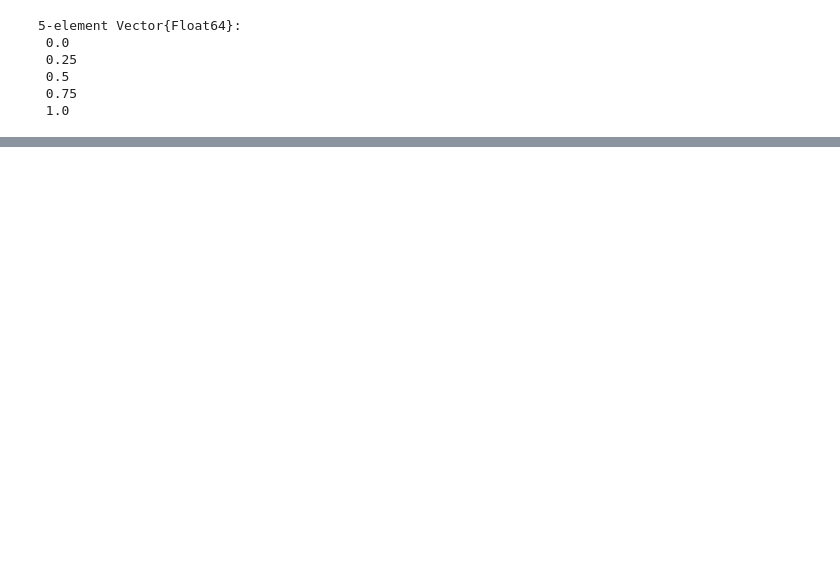
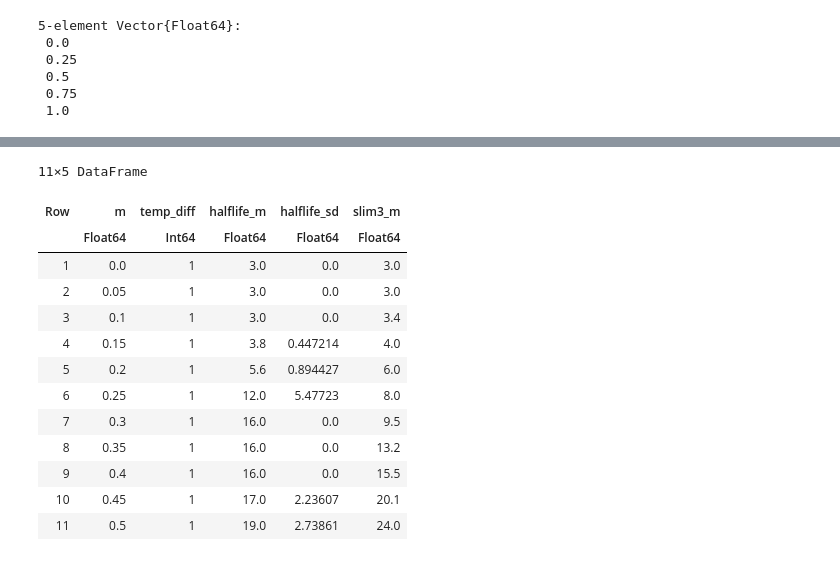
Before and after one commit to mihirumarani/coral_popgen, a Jupyter notebook: codes/coral popgen multipop.ipynb, the cells around one changed output, grey strips where cells are left out. Drawn from its saved outputs; the diff is of its cells as text; code cells hidden in the pictures; blank space fills up the shorter version.

Commit message:
Chris's data fit

```diff
--- a/codes/coral popgen multipop.ipynb
+++ b/codes/coral popgen multipop.ipynb
@@ -313,0 +398,17 @@ end
+# %%
+resdat
+# %% [output]
+11×5 DataFrame
+| Row | m | temp_diff | halflife_m | halflife_sd | slim3_m |
+|  | Float64 | Int64 | Float64 | Float64 | Float64 |
+| 1 | 0.0 | 1 | 3.0 | 0.0 | 3.0 |
+| 2 | 0.05 | 1 | 3.0 | 0.0 | 3.0 |
+| 3 | 0.1 | 1 | 3.0 | 0.0 | 3.4 |
+| 4 | 0.15 | 1 | 3.8 | 0.447214 | 4.0 |
+| 5 | 0.2 | 1 | 5.6 | 0.894427 | 6.0 |
+| 6 | 0.25 | 1 | 12.0 | 5.47723 | 8.0 |
+| 7 | 0.3 | 1 | 16.0 | 0.0 | 9.5 |
+| 8 | 0.35 | 1 | 16.0 | 0.0 | 13.2 |
+| 9 | 0.4 | 1 | 16.0 | 0.0 | 15.5 |
+| 10 | 0.45 | 1 | 17.0 | 2.23607 | 20.1 |
+| 11 | 0.5 | 1 | 19.0 | 2.73861 | 24.0 |
```
Also changed, not shown: parts of 15 cells of this notebook, 17 other files.
